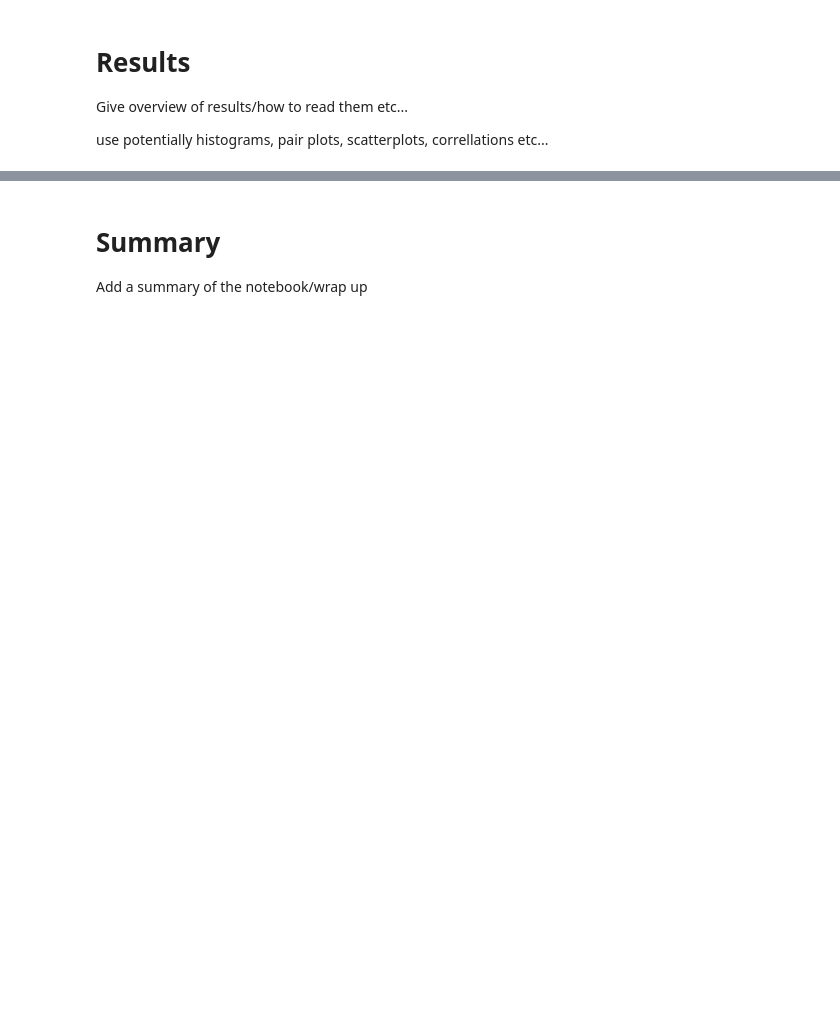
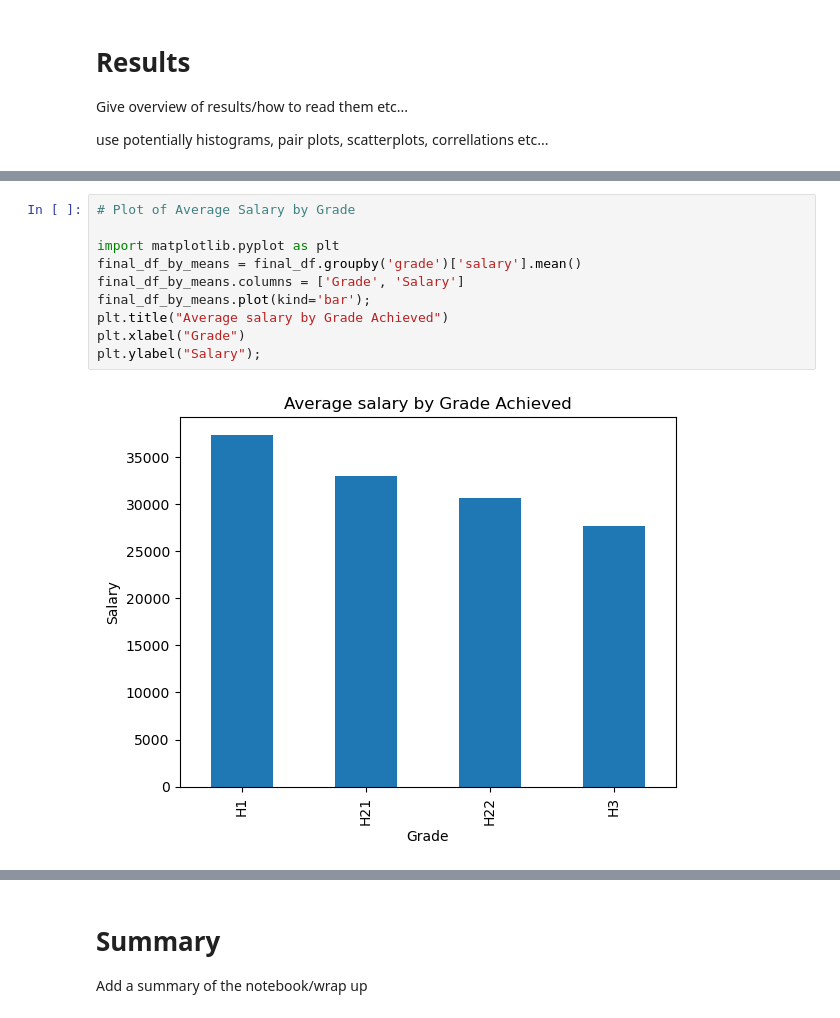
Before and after one commit to PeeBs68/mywork, a Jupyter notebook: project1.ipynb, the cells around one changed output, grey strips where cells are left out. Drawn from its saved outputs; the diff is of its cells as text; blank space fills up the shorter version.

```diff
--- a/project1.ipynb
+++ b/project1.ipynb
@@ -425,0 +430,12 @@ use potentially histograms, pair plots, scatterplots, correllations etc...
+# %%
+# Plot of Average Salary by Grade
+
+import matplotlib.pyplot as plt
+final_df_by_means = final_df.groupby('grade')['salary'].mean()
+final_df_by_means.columns = ['Grade', 'Salary']
+final_df_by_means.plot(kind='bar');
+plt.title("Average salary by Grade Achieved")
+plt.xlabel("Grade")
+plt.ylabel("Salary");
+# %% [output]
+[figure, added]
```
Also changed, not shown: parts of 30 cells of this notebook.
